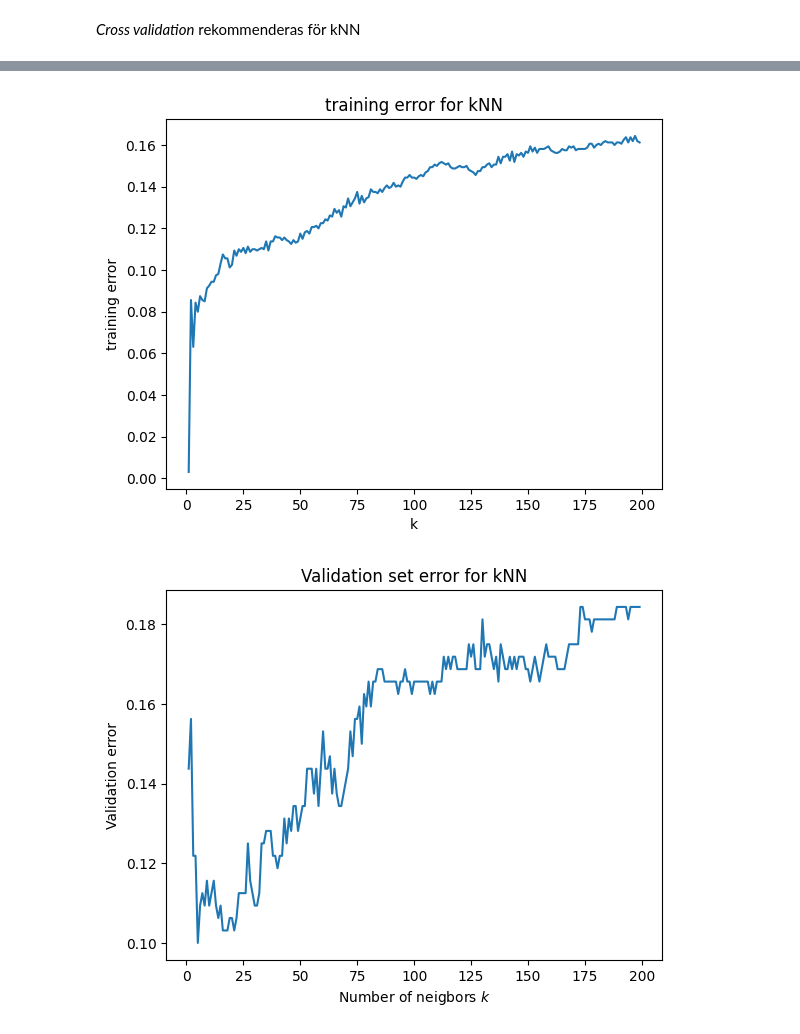
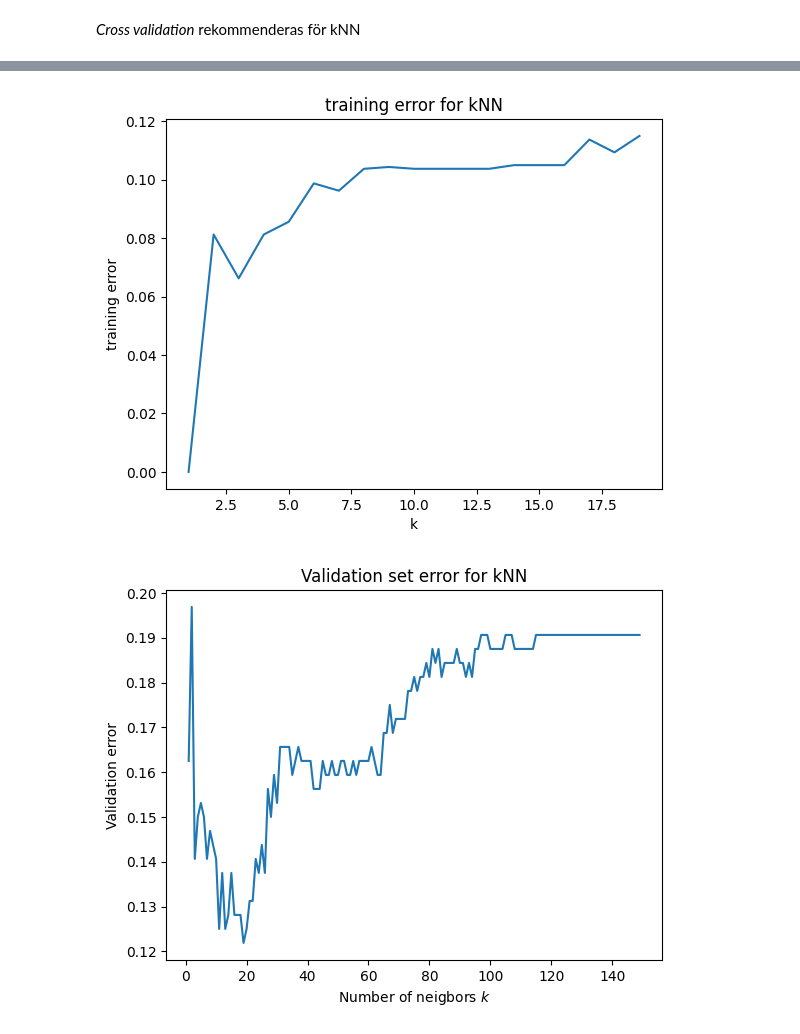
Before and after one commit to sebberendel/machine_learning_project, a Jupyter notebook: notebooks/xtremkarl.ipynb, the cells around one changed output, grey strips where cells are left out. Drawn from its saved outputs; the diff is of its cells as text; code cells hidden in the pictures.

```diff
--- a/notebooks/xtremkarl.ipynb
+++ b/notebooks/xtremkarl.ipynb
@@ -34,12 +38,11 @@ test = training_data.iloc[~trainIndex]
 # %%
-input_variables = ['hour_of_day', 'day_of_week', 'month', 'holiday', 'weekday', 'summertime', 'temp', 'dew', 'humidity', 'precip', 'snow', 'snowdepth', 'windspeed', 'cloudcover', 'visibility']
-X_train = train[['hour_of_day', 'day_of_week', 'summertime', 'temp', 'precip']]
-Y_train = train['increase_stock']
-X_test = test[['hour_of_day', 'day_of_week', 'summertime', 'temp', 'precip']]
-Y_test = test['increase_stock']
+X_train = train
+X_test = test
+y_train = y.loc[train.index]
+y_test = y.loc[test.index]
 # %%
-model = skl_nb.KNeighborsClassifier(n_neighbors=13)
-model.fit(X_train, Y_train)
+model = skl_nb.KNeighborsClassifier(n_neighbors=11)
+model.fit(X_train, y_train)
 
 print('model summary')
 print(model)
@@ -65,9 +68,9 @@ misclassification = []
 
 for k in range(50):
     model = skl_nb.KNeighborsClassifier(n_neighbors=k+1)
-    model.fit(X_train, Y_train)
+    model.fit(X_train, y_train)
     prediction = model.predict(X_test)
-    misclassification.append(np.mean(prediction != Y_test))
+    misclassification.append(np.mean(prediction != y_test))
 
 K = np.linspace(1, 50, 50)
 plt.plot(K, misclassification, '.')
@@ -97,16 +101,14 @@ training_data[:10]
 #from excercise 6.1 a)
 np.random.seed(1)
 
-X = training_data[['hour_of_day', 'day_of_week', 'summertime', 'temp', 'precip']]
-y = training_data['increase_stock']
 
 misclassification = []
 
-K = np.arange(1,200)
+K = np.arange(1,20)
 for k in K:
     model = skl_nb.KNeighborsClassifier(n_neighbors=k)
-    model.fit(X, y)
-    prediction = model.predict(X)
+    model.fit(X_scaled, y)
+    prediction = model.predict(X_scaled)
     misclassification.append(np.mean(prediction != y))
 
 plt.plot(K, misclassification)
@@ -116,33 +118,33 @@ plt.ylabel('training error')
 
 plt.show()
 # %% [output]
-[figure, old version]
+[figure, new version]
 # %%
 #from excercise 6.1 b)
 np.random.seed(1)
 
-N = len(X)
+N = len(X_scaled)
 M = np.ceil(0.8*N).astype(int)
 
 idx = np.random.permutation(N)
-X_train, X_val = X.iloc[idx[:M]], X.iloc[idx[M:]]
+X_train, X_val = X_scaled.iloc[idx[:M]], X_scaled.iloc[idx[M:]]
 y_train, y_val = y.iloc[idx[:M]],  y.iloc[idx[M:]]
 
 misclassification = []
 
-K = np.arange(1,200)
+K = np.arange(1,150)
 for k in K:
     model = skl_nb.KNeighborsClassifier(n_neighbors=k)
     model.fit(X_train, y_train)
     prediction = model.predict(X_val)
     misclassification.append(np.mean(prediction != y_val))
 
 plt.plot(K, misclassification)
 plt.title('Validation set error for kNN')
 plt.xlabel('Number of neigbors $k$')
 plt.ylabel('Validation error')
 plt.show()
 # %% [output]
-[figure, old version]
+[figure, new version]
 # %%
 n_runs = 10
```
Also changed, not shown: parts of 10 cells of this notebook.
